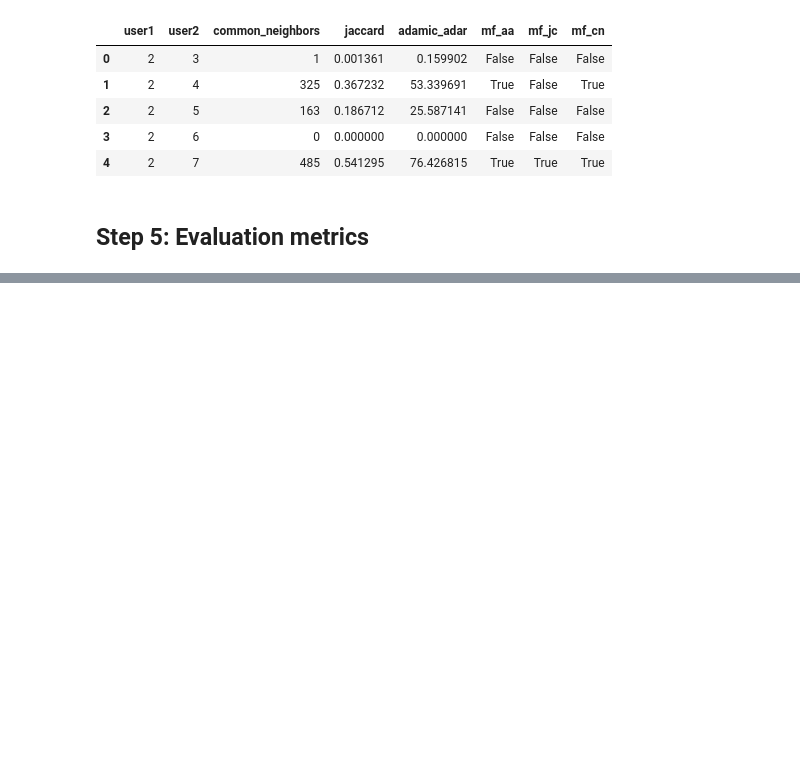
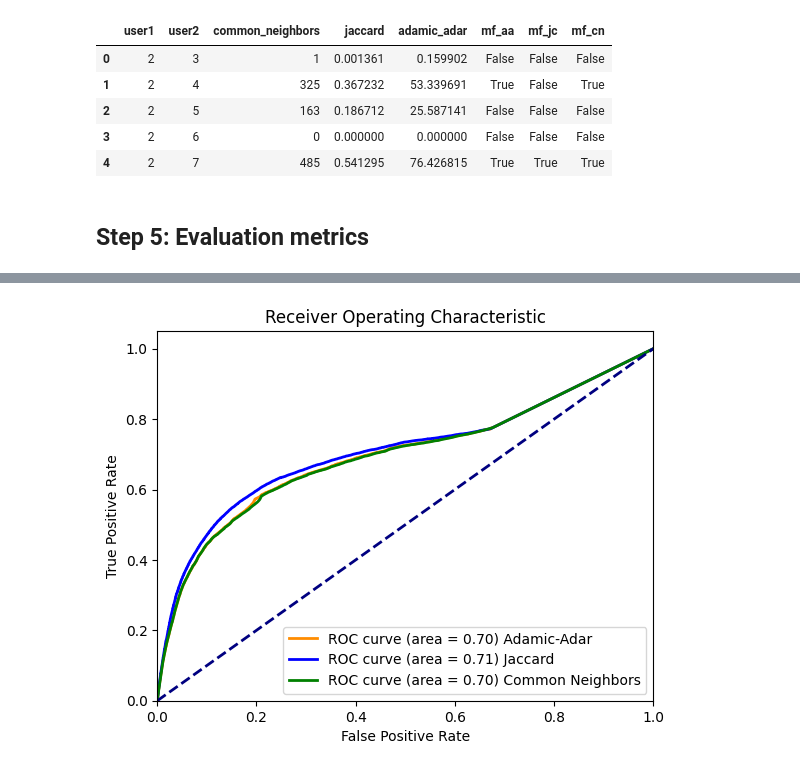
Before and after one commit to FatimaBakkas/melodic-links, a Jupyter notebook: test.ipynb, the cells around one changed output, grey strips where cells are left out. Cells and saved outputs as stored; diff of their text form; code cells hidden in the pictures; blank space fills up the shorter version.

```diff
--- a/test.ipynb
+++ b/test.ipynb
@@ -170,2 +172,4 @@ pairs_df.head()
 # %%
 friendship_pairs = set((row.userID, row.friendID) for row in friends.itertuples(index=False))
+# %%
+pairs_df['is_friend'] = pairs_df.apply(lambda row: (row['user1'], row['user2']) in friendship_pairs or (row['user2'], row['user1']) in friendship_pairs, axis=1)
@@ -171,0 +185,30 @@ friendship_pairs = set((row.userID, row.friendID) for row in friends.itertuples(
+# %%
+from sklearn.metrics import roc_curve, auc, precision_recall_curve, average_precision_score
+
+# Calculate ROC curve and AUC for Adamic-Adar
+fpr_aa, tpr_aa, _ = roc_curve(pairs_df['is_friend'], pairs_df['adamic_adar'])
+roc_auc_aa = auc(fpr_aa, tpr_aa)
+
+# Calculate ROC curve and AUC for Jaccard
+fpr_jc, tpr_jc, _ = roc_curve(pairs_df['is_friend'], pairs_df['jaccard'])
+roc_auc_jc = auc(fpr_jc, tpr_jc)
+
+# Calculate ROC curve and AUC for Common Neighbors
+fpr_cn, tpr_cn, _ = roc_curve(pairs_df['is_friend'], pairs_df['common_neighbors'])
+roc_auc_cn = auc(fpr_cn, tpr_cn)
+
+# Plot ROC curves
+plt.figure()
+plt.plot(fpr_aa, tpr_aa, color='darkorange', lw=2, label='ROC curve (area = %0.2f) Adamic-Adar' % roc_auc_aa)
+plt.plot(fpr_jc, tpr_jc, color='blue', lw=2, label='ROC curve (area = %0.2f) Jaccard' % roc_auc_jc)
+plt.plot(fpr_cn, tpr_cn, color='green', lw=2, label='ROC curve (area = %0.2f) Common Neighbors' % roc_auc_cn)
+plt.plot([0, 1], [0, 1], color='navy', lw=2, linestyle='--')
+plt.xlim([0.0, 1.0])
+plt.ylim([0.0, 1.05])
+plt.xlabel('False Positive Rate')
+plt.ylabel('True Positive Rate')
+plt.title('Receiver Operating Characteristic')
+plt.legend(loc="lower right")
+plt.show()
+# %% [output]
+[figure, added]
```
Also changed, not shown: parts of 2 cells of this notebook.
